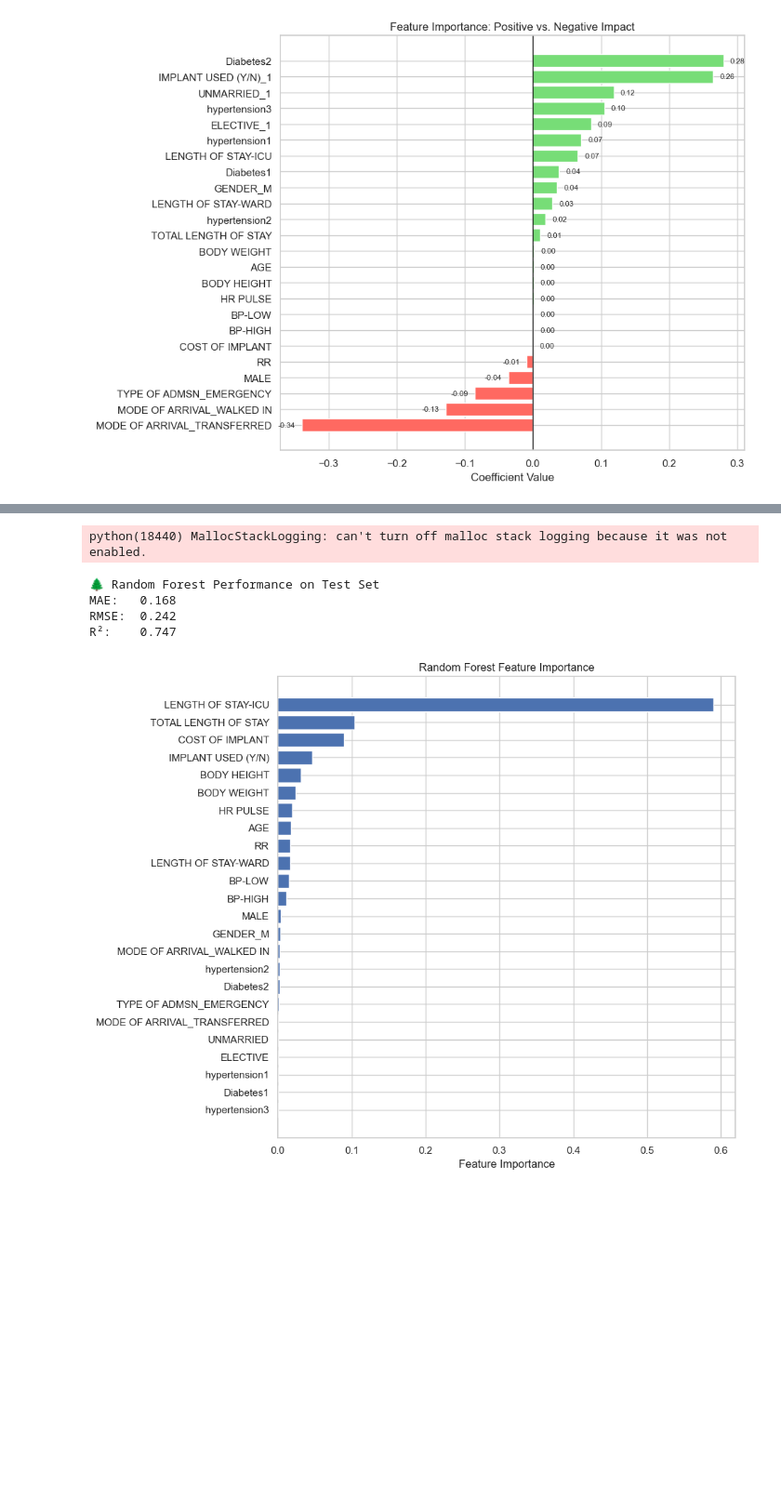
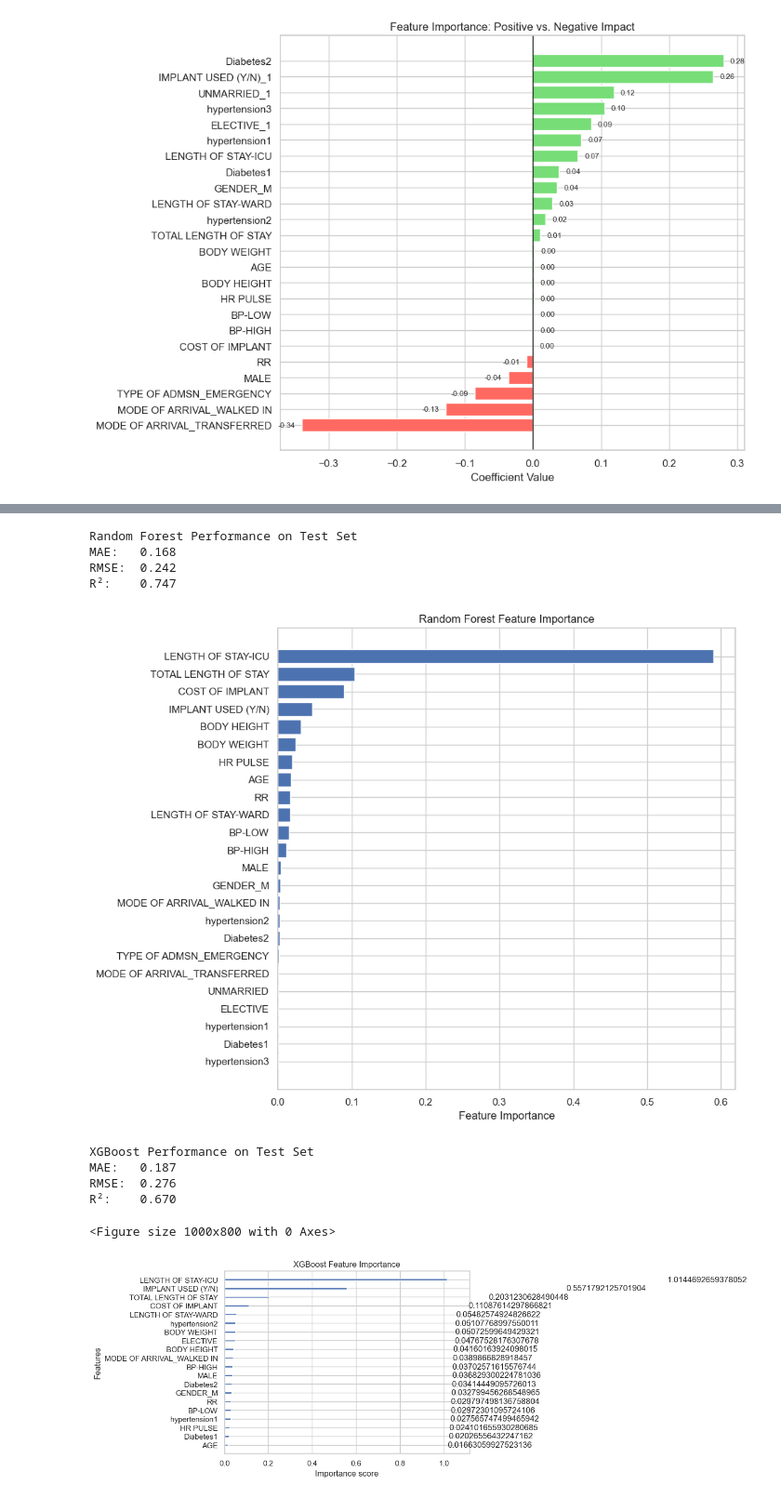
Before and after one commit to nickyh1024/hospital_pricing_prediction_project, a Jupyter notebook: notebooks/01_data_understanding.ipynb, the cells around one changed output, grey strips where cells are left out. Shown at 93% size. Drawn from its saved outputs; the diff is of its cells as text; code cells hidden in the pictures; blank space fills up the shorter version.

```diff
--- a/notebooks/01_data_understanding.ipynb
+++ b/notebooks/01_data_understanding.ipynb
@@ -372,7 +372,7 @@ mae = mean_absolute_error(y_test, y_rf_pred)
 rmse = np.sqrt(mean_squared_error(y_test, y_rf_pred))
 r2 = r2_score(y_test, y_rf_pred)
 
-print("🌲 Random Forest Performance on Test Set")
+print("Random Forest Performance on Test Set")
 print(f"MAE:   {mae:.3f}")
 print(f"RMSE:  {rmse:.3f}")
 print(f"R²:    {r2:.3f}")
@@ -392,9 +392,55 @@ plt.title("Random Forest Feature Importance")
 plt.tight_layout()
 plt.show()
 # %% [output]
-python(18440) MallocStackLogging: can't turn off malloc stack logging because it was not enabled.
+Random Forest Performance on Test Set
+MAE:   0.168
+RMSE:  0.242
+R²:    0.747
-🌲 Random Forest Performance on Test Set
-MAE:   0.168
-RMSE:  0.242
-R²:    0.747
 [figure]
+# %%
+import xgboost as xgb
+from xgboost import plot_importance
+
+# -----------------------------
+# 1. Train XGBoost Regressor
+# -----------------------------
+xgb_model = xgb.XGBRegressor(
+    n_estimators=100,
+    max_depth=5,
+    learning_rate=0.1,
+    subsample=0.8,
+    colsample_bytree=0.8,
+    random_state=42,
+    n_jobs=-1
+)
+xgb_model.fit(X_train, y_train)
+
+# -----------------------------
+# 2. Evaluate Model
+# -----------------------------
+y_xgb_pred = xgb_model.predict(X_test)
+
+mae = mean_absolute_error(y_test, y_xgb_pred)
+rmse = np.sqrt(mean_squared_error(y_test, y_xgb_pred))
+r2 = r2_score(y_test, y_xgb_pred)
+
+print("XGBoost Performance on Test Set")
+print(f"MAE:   {mae:.3f}")
+print(f"RMSE:  {rmse:.3f}")
+print(f"R²:    {r2:.3f}")
+
+# -----------------------------
+# 3. Feature Importance Plot
+# -----------------------------
+plt.figure(figsize=(10, 8))
+plot_importance(xgb_model, max_num_features=20, importance_type='gain')
+plt.title("XGBoost Feature Importance")
+plt.tight_layout()
+plt.show()
+# %% [output]
+XGBoost Performance on Test Set
+MAE:   0.187
+RMSE:  0.276
+R²:    0.670
+<Figure size 1000x800 with 0 Axes>
+[figure, added]
```
Also changed, not shown: parts of 3 cells of this notebook, 24 other files.
